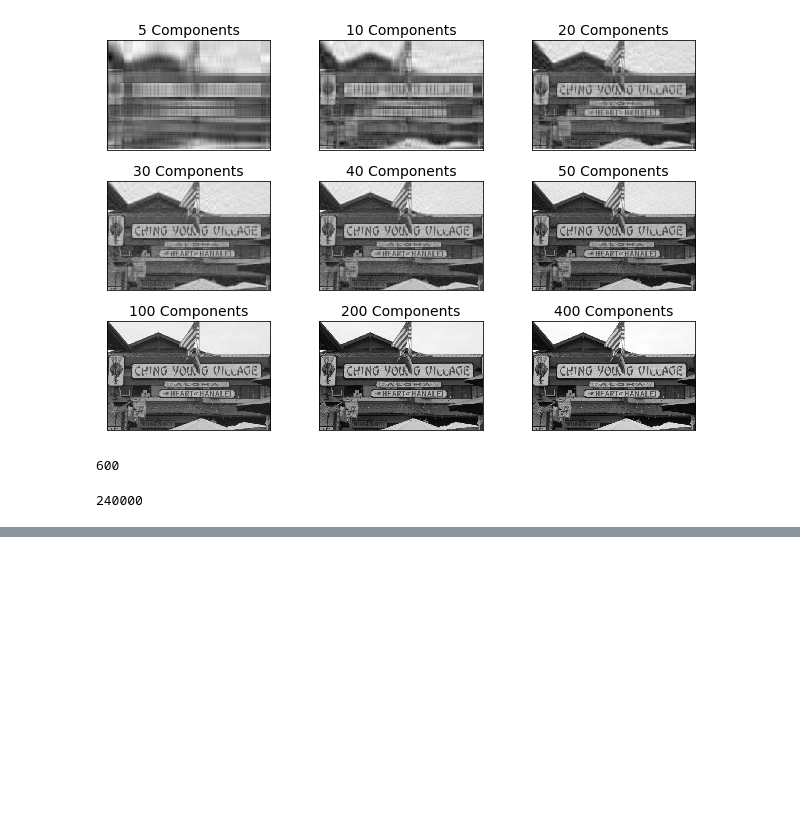
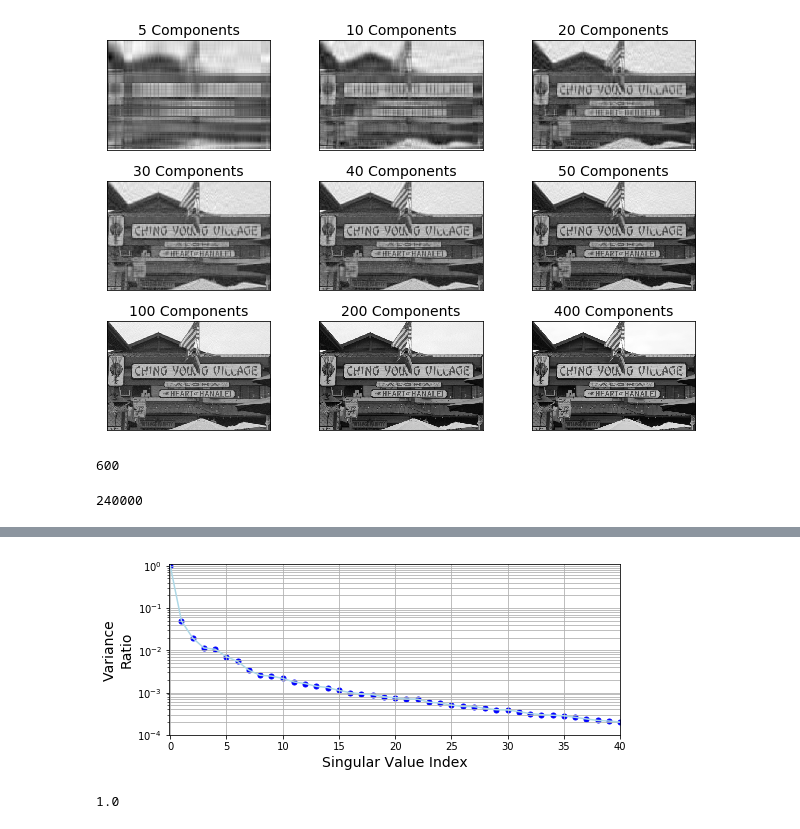
Before and after one commit to biomathman/machine-learning-in-python-book, a Jupyter notebook: notebooks/chapter-16-PCA.ipynb, the cells around one changed output, grey strips where cells are left out. Drawn from its saved outputs; the diff is of its cells as text; code cells hidden in the pictures; blank space fills up the shorter version.

```diff
--- a/notebooks/chapter-16-PCA.ipynb
+++ b/notebooks/chapter-16-PCA.ipynb
@@ -341,0 +371,23 @@ fig.savefig("singular-value-vs-index-for-image-hanalei.pdf")
+# %%
+ratios=Sigma*Sigma/(Sigma[0]**2)
+plt.scatter(range(len(Sigma)), ratios, color="blue",marker=".",s=100)
+plt.plot(range(len(Sigma)),ratios,color="lightblue")
+plt.yscale("log")
+#plt.xscale("log")
+#plt.xticks([1,4,10,40,100,400],[1,4,10,40,100,400])
+#plt.yticks([10,100,1000,10000,100000],[10,100,"1,000","10,000","100,000"])
+plt.xlim(-0.1,40)
+plt.ylim(.0001,1.1)
+plt.grid(which="both")
+plt.ylabel("Variance\nRatio",fontsize=14)
+plt.xlabel("Singular Value Index",fontsize=14)
+fig=plt.gcf()
+fig.tight_layout()
+fig.set_size_inches(8,3)
+fig.savefig("squared-singular-value-vs-index-for-image-hanalei.pdf")
+# %% [output]
+[figure, added]
+# %%
+ratios[0]
+# %% [output]
+1.0
```
Also changed, not shown: parts of 13 cells of this notebook.
